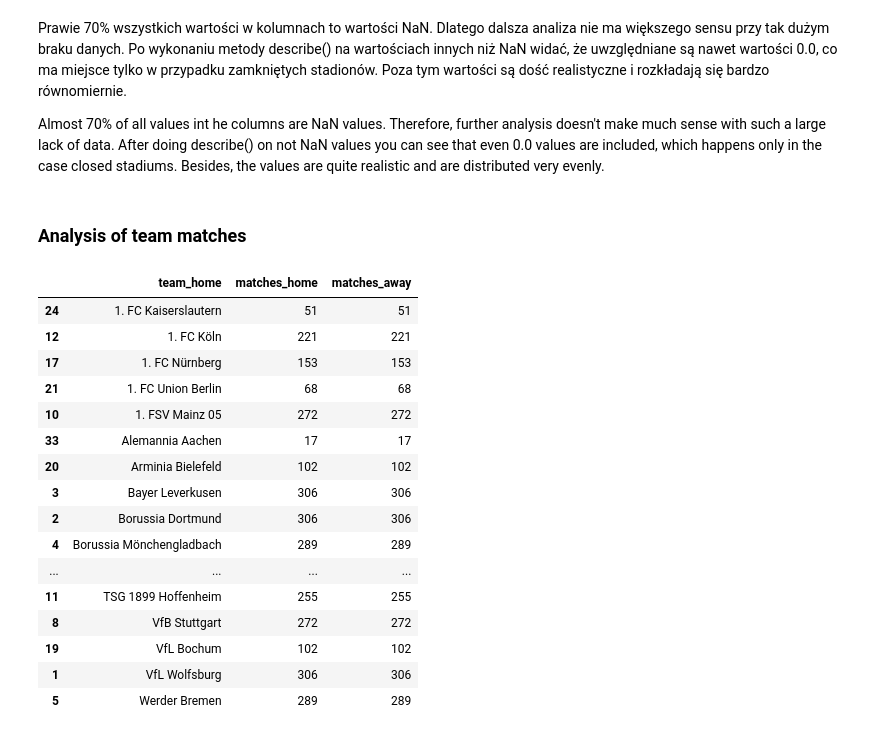
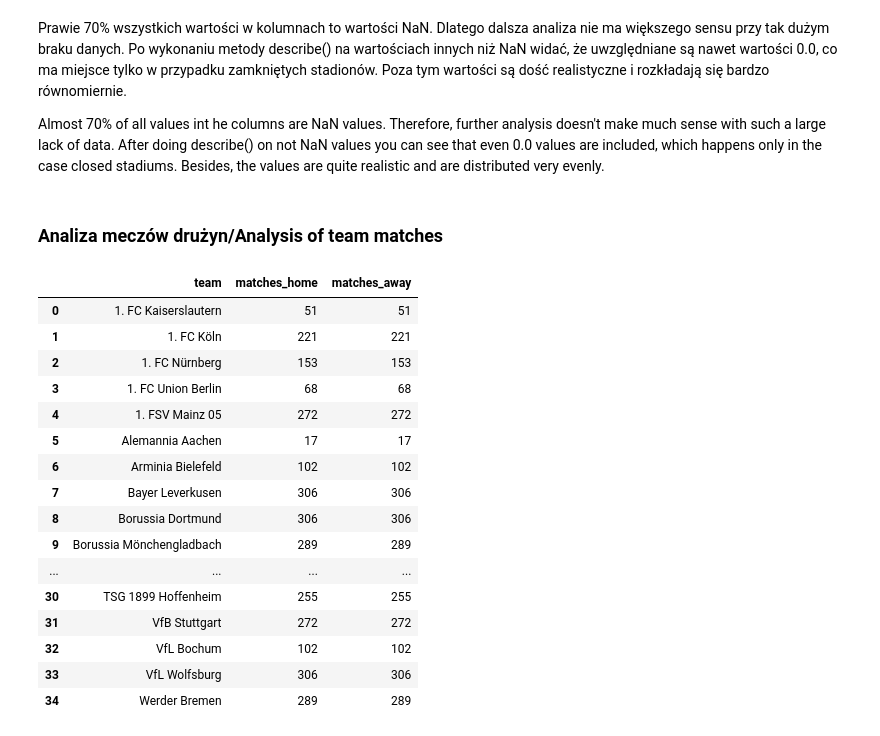
Before and after one commit to slatkowski/bundesliga_seasons_analysis, a Jupyter notebook: bundesliga_seasons_analysis.ipynb, the cells around one changed output. Cells and saved outputs as stored; diff of their text form; code cells hidden in the pictures.

Commit message:
Finished creating auxiliary dataset to matches analysis.

```diff
--- a/bundesliga_seasons_analysis.ipynb
+++ b/bundesliga_seasons_analysis.ipynb
@@ -318,7 +318,7 @@ Prawie 70% wszystkich wartości w kolumnach to wartości NaN. Dlatego dalsza ana
 
 Almost 70% of all values int he columns are NaN values. Therefore, further analysis doesn't make much sense with such a large lack of data. After doing describe() on not NaN values you can see that even 0.0 values are included, which happens only in the case closed stadiums. Besides, the values are quite realistic and are distributed very evenly.
 # %% [markdown]
-### Analysis of team matches
+### Analiza meczów drużyn/Analysis of team matches
 # %%
 df_home = df['home_team_name'].value_counts().reset_index()
 df_home.columns = ['team_home', 'matches_home']
@@ -328,22 +328,25 @@ df_away = df['away_team_name'].value_counts().reset_index()
 df_away.columns = ['team_away', 'matches_away']
 df_away.sort_values(by = 'team_away', inplace = True)
 # %%
-pd.merge(df_home, df_away['matches_away'], left_index = True, right_index = True)
+df_matches = pd.merge(df_home, df_away['matches_away'], left_index = True, right_index = True)
+df_matches.columns = ['team', 'matches_home', 'matches_away']
+df_matches = df_matches.reset_index()
+df_matches.drop(columns = ['index'])
 # %% [output]
-|  | team_home | matches_home | matches_away |
-| 24 | 1. FC Kaiserslautern | 51 | 51 |
-| 12 | 1. FC Köln | 221 | 221 |
-| 17 | 1. FC Nürnberg | 153 | 153 |
-| 21 | 1. FC Union Berlin | 68 | 68 |
-| 10 | 1. FSV Mainz 05 | 272 | 272 |
-| 33 | Alemannia Aachen | 17 | 17 |
-| 20 | Arminia Bielefeld | 102 | 102 |
-| 3 | Bayer Leverkusen | 306 | 306 |
-| 2 | Borussia Dortmund | 306 | 306 |
-| 4 | Borussia Mönchengladbach | 289 | 289 |
+|  | team | matches_home | matches_away |
+| 0 | 1. FC Kaiserslautern | 51 | 51 |
+| 1 | 1. FC Köln | 221 | 221 |
+| 2 | 1. FC Nürnberg | 153 | 153 |
+| 3 | 1. FC Union Berlin | 68 | 68 |
+| 4 | 1. FSV Mainz 05 | 272 | 272 |
+| 5 | Alemannia Aachen | 17 | 17 |
+| 6 | Arminia Bielefeld | 102 | 102 |
+| 7 | Bayer Leverkusen | 306 | 306 |
+| 8 | Borussia Dortmund | 306 | 306 |
+| 9 | Borussia Mönchengladbach | 289 | 289 |
 | ... | ... | ... | ... |
-| 11 | TSG 1899 Hoffenheim | 255 | 255 |
-| 8 | VfB Stuttgart | 272 | 272 |
-| 19 | VfL Bochum | 102 | 102 |
-| 1 | VfL Wolfsburg | 306 | 306 |
-| 5 | Werder Bremen | 289 | 289 |
+| 30 | TSG 1899 Hoffenheim | 255 | 255 |
+| 31 | VfB Stuttgart | 272 | 272 |
+| 32 | VfL Bochum | 102 | 102 |
+| 33 | VfL Wolfsburg | 306 | 306 |
+| 34 | Werder Bremen | 289 | 289 |
```
Also changed, not shown: parts of 1 cell of this notebook.
